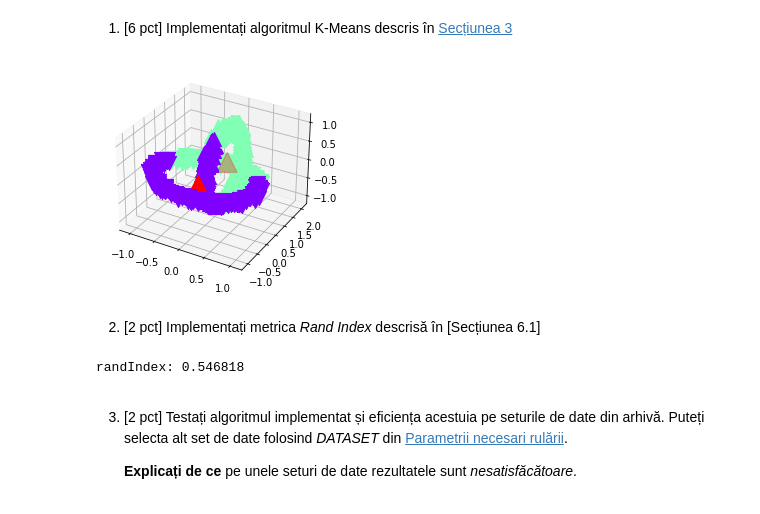
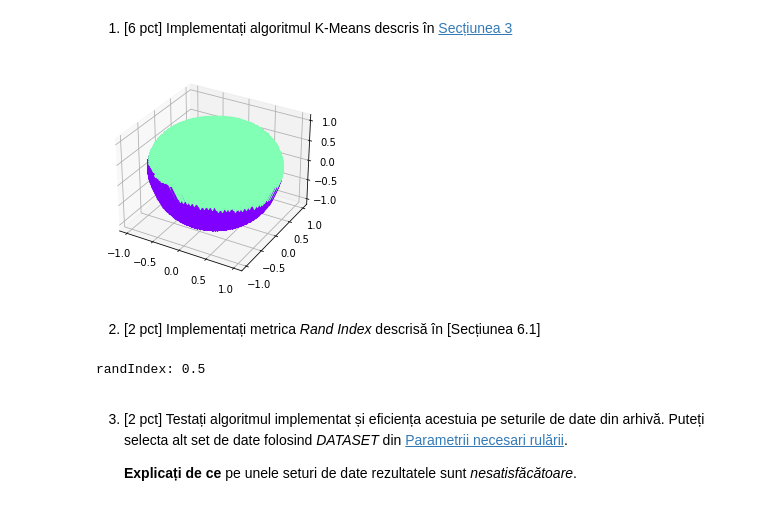
Before and after one commit to teodutu/ML, a Jupyter notebook: Laboratoare/Lab1/Laborator_1.ipynb, the cells around one changed output. Drawn from its saved outputs; the diff is of its cells as text; code cells hidden in the pictures.

Commit message:
[Lab 1][12p] Comparare K-means cu K-means++

```diff
--- a/Laboratoare/Lab1/Laborator_1.ipynb
+++ b/Laboratoare/Lab1/Laborator_1.ipynb
@@ -153,7 +153,7 @@ from mpl_toolkits.mplot3d import Axes3D
 # %% [markdown]
 ### Parametrii necesari rulării
 # %%
-DATASET_NAME = 'Chainlink'  #@param ['Atom', 'Chainlink', 'EngyTime', 'GolfBall', 'Hepta', 'Lsun', 'Target', 'TwoDiamonds', 'WingNut']
+DATASET_NAME = 'GolfBall'  #@param ['Atom', 'Chainlink', 'EngyTime', 'GolfBall', 'Hepta', 'Lsun', 'Target', 'TwoDiamonds', 'WingNut']
 
 # Numărul de clustere
 K = 2  #@param {type: "slider", min: 2, max: 10}
@@ -335,24 +310,26 @@ def random_centroids(Xs, K):
 # %%
 def kMeans(K, Xs, init):
     (N, D) = Xs.shape
 
     new_centroids = init(Xs, K)
-    centroids = np.zeros([K, D])
 
-    while (new_centroids - centroids).all() != 0:
+    while True:
         centroids = deepcopy(new_centroids)
         clusters = np.array([np.argmin(np.linalg.norm(X - centroids, axis=1)) for X in Xs])
 
         for i in range(K):
             points_with_centre = [Xs[j] for j in range(len(Xs)) if clusters[j] == i]
             new_centroids[i] = np.mean(points_with_centre, axis=0)
 
+        if (new_centroids - centroids).all() == 0:
+            break
+
     return clusters, centroids
 
-clusters, centroids = kMeans(K, Xs, kpp_centroids)
+clusters, centroids = kMeans(K, Xs, random_centroids)
 plotClusters(Xs, labels, centroids, clusters)
 # %% [output]
-[figure, old version]
+[figure, new version]
 # %% [markdown]
 2. [2 pct] Implementați metrica *Rand Index* descrisă în [Secțiunea 6.1]
 # %%
@@ -371,7 +348,7 @@ def randIndex(clusters, labels):
 
 print("randIndex:", randIndex(clusters, labels))
 # %% [output]
-randIndex: 0.546818
+randIndex: 0.5
 # %% [markdown]
 3. [2 pct] Testați algoritmul implementat și eficiența acestuia pe seturile de date din arhivă. Puteți selecta alt set de date folosind *DATASET* din [Parametrii necesari rulării](#scrollTo=kVQscCaxXfvF).
 
```
Also changed, not shown: parts of 4 cells of this notebook.
